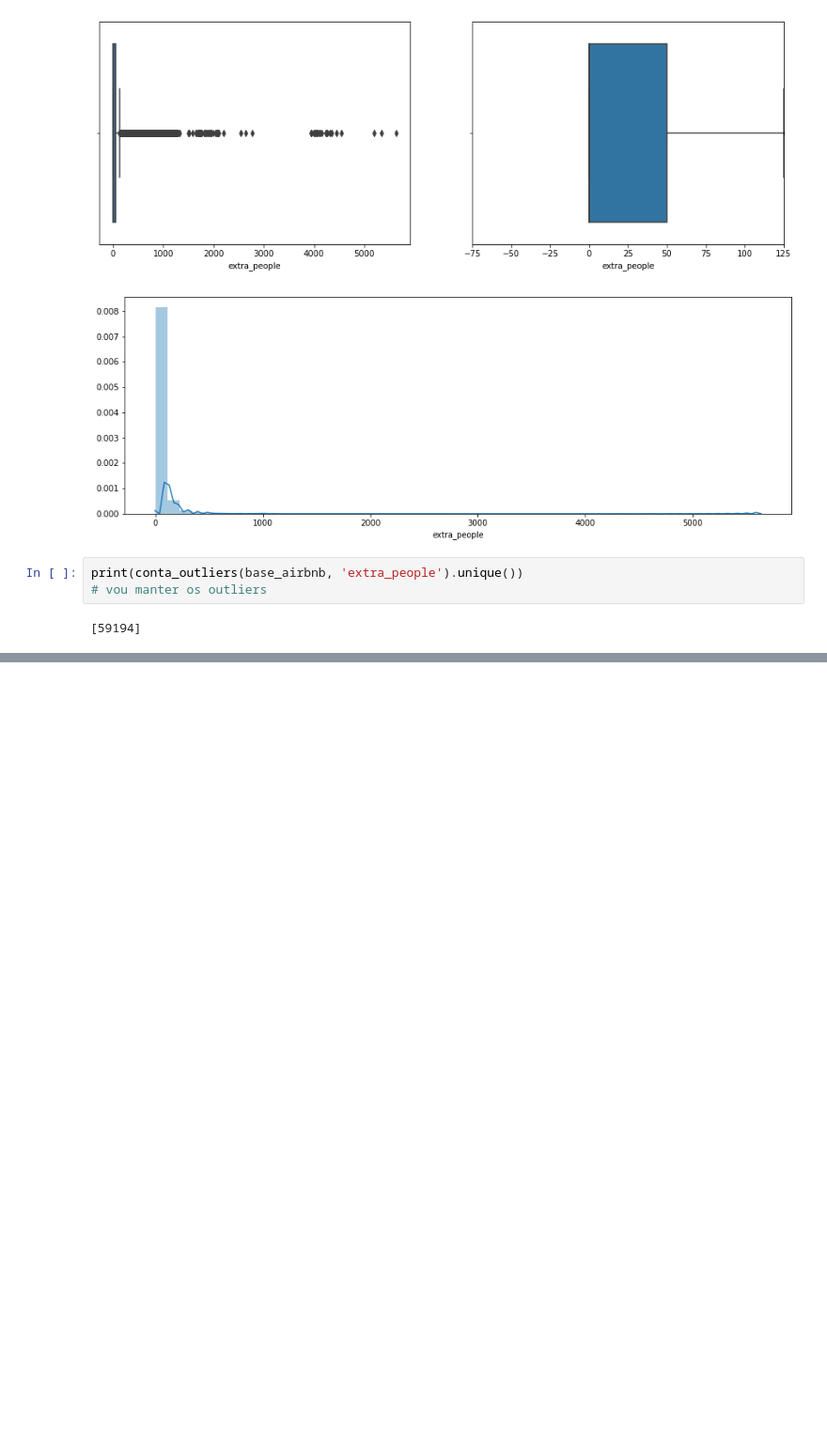
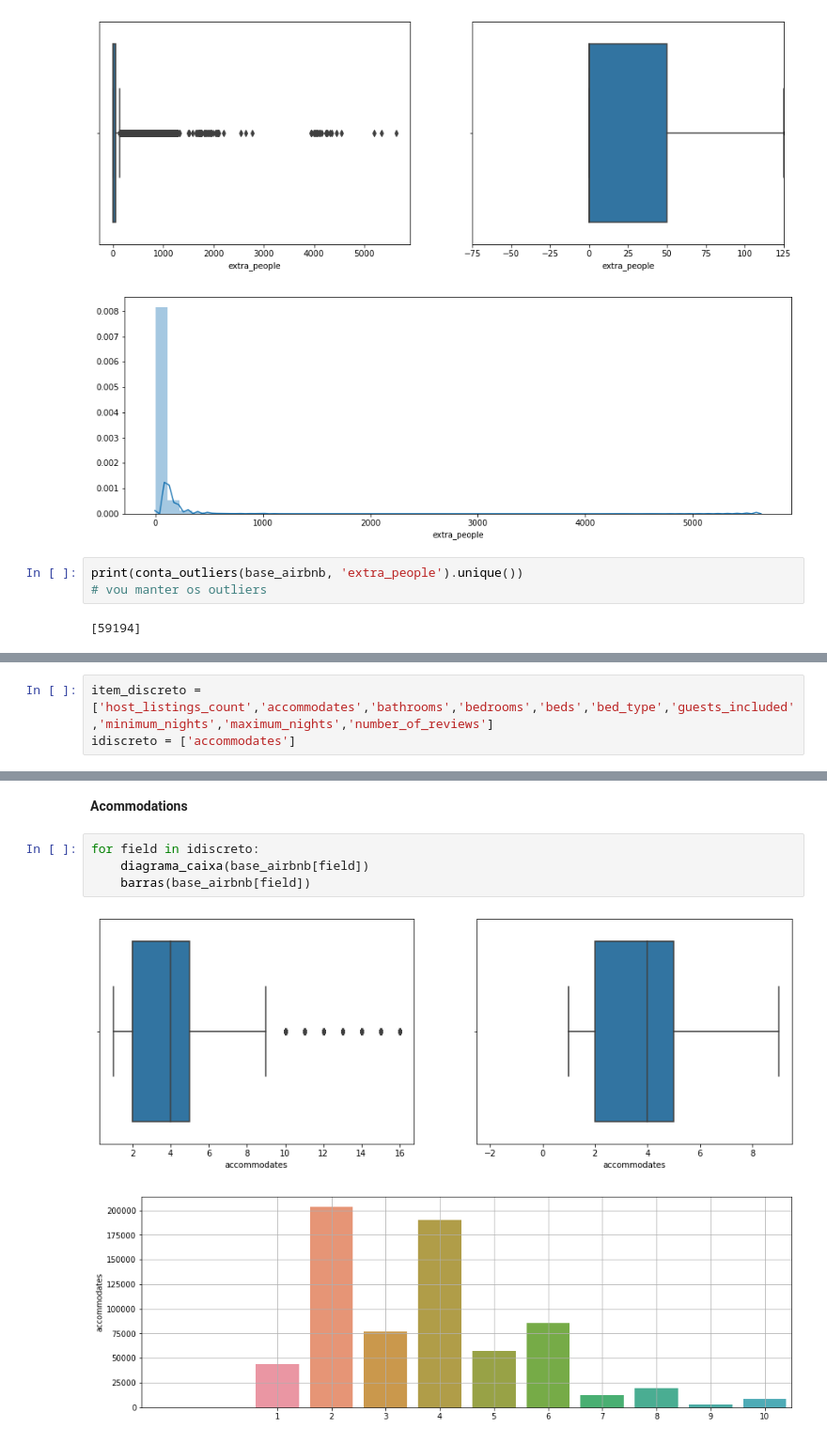
Before and after one commit to Giba-ABC/Ciencia-de-Dados, a Jupyter notebook: ciencia-Giba.ipynb, the cells around one changed output, grey strips where cells are left out. Shown at 94% size. Drawn from its saved outputs; the diff is of its cells as text; blank space fills up the shorter version.

```diff
--- a/ciencia-Giba.ipynb
+++ b/ciencia-Giba.ipynb
@@ -353,0 +384,3 @@ number_of_reviews
+# %%
+item_discreto = ['host_listings_count','accommodates','bathrooms','bedrooms','beds','bed_type','guests_included','minimum_nights','maximum_nights','number_of_reviews']
+idiscreto = ['accommodates']
@@ -353,0 +397,9 @@ number_of_reviews
+# %% [markdown]
+<b> Acommodations </b>
+# %%
+for field in idiscreto:
+    diagrama_caixa(base_airbnb[field])
+    barras(base_airbnb[field])
+# %% [output]
+[figure, added]
+[figure, added]
```
Also changed, not shown: parts of 65 cells of this notebook.
